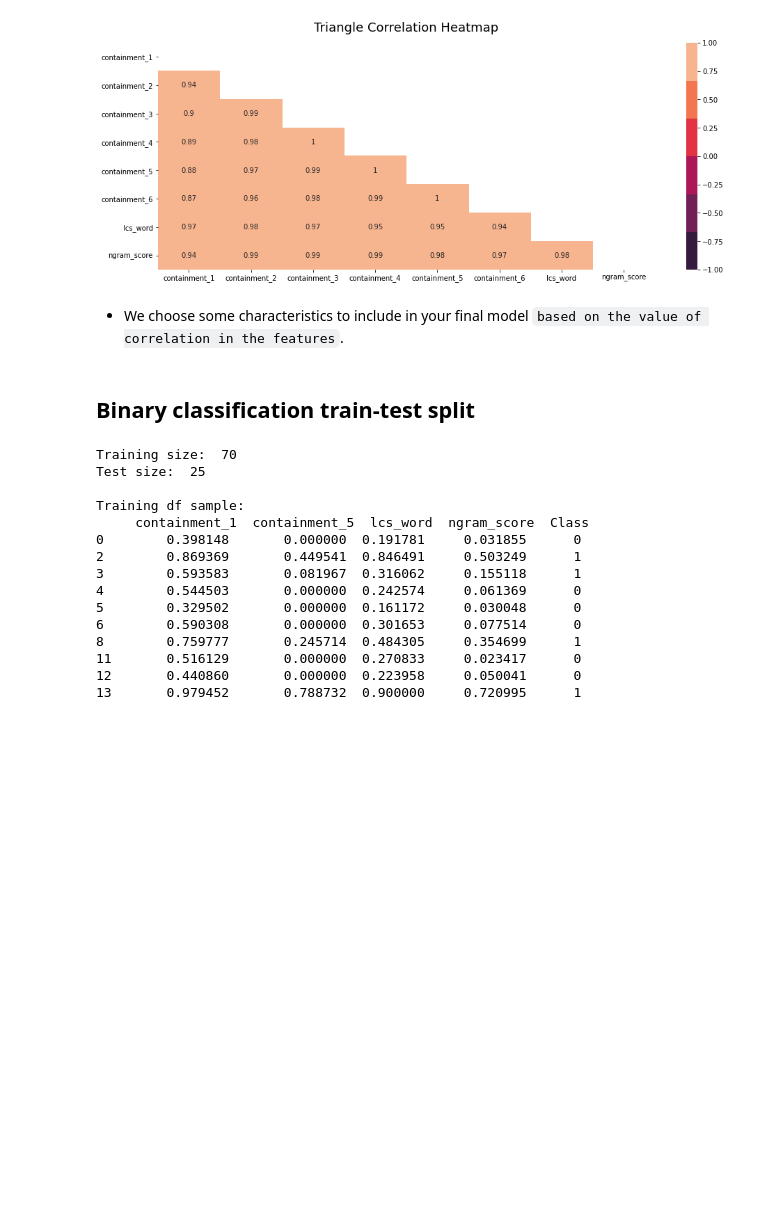
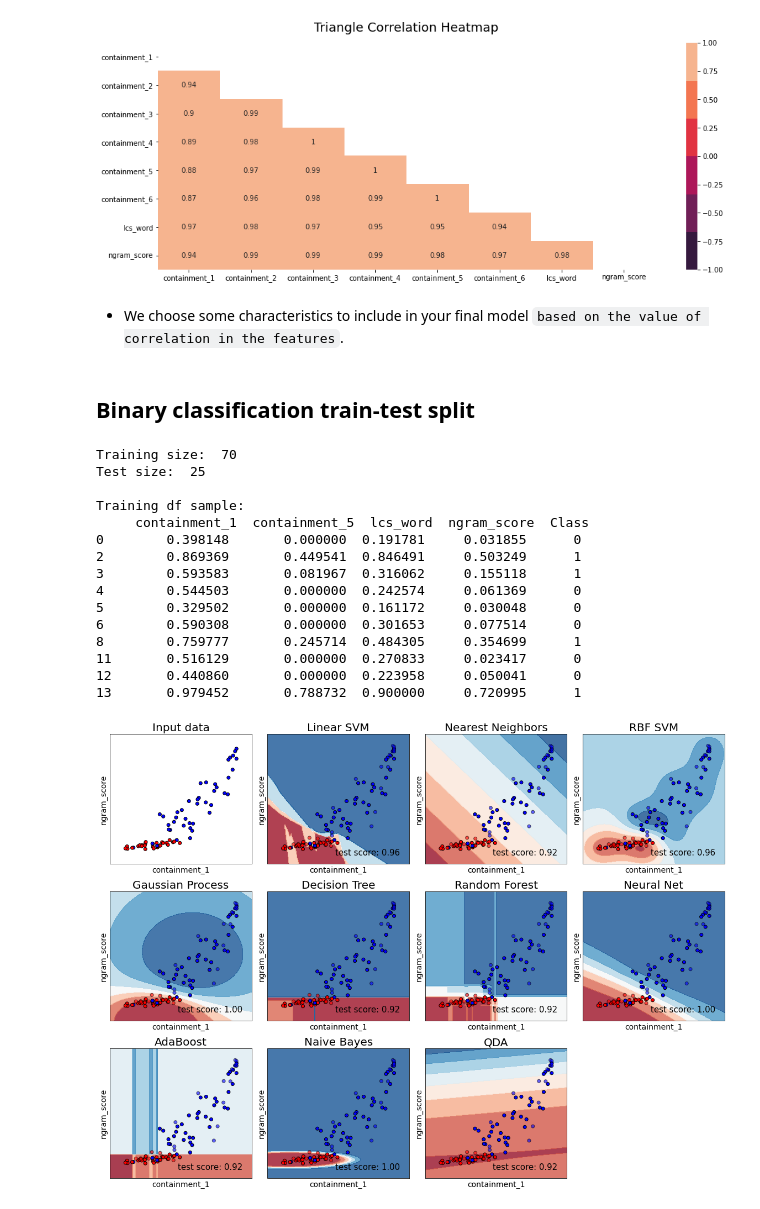
Before and after one commit to DataPro-M/66daysofdata_NLP, a Jupyter notebook: day21-24/NLP_21-24_plagiarism_detector.ipynb, the cells around one changed output. Drawn from its saved outputs; the diff is of its cells as text; code cells hidden in the pictures; blank space fills up the shorter version.

```diff
--- a/day21-24/NLP_21-24_plagiarism_detector.ipynb
+++ b/day21-24/NLP_21-24_plagiarism_detector.ipynb
@@ -830,0 +891,74 @@ Training df sample:
+# %%
+# just plot the dataset first
+
+i = 1
+plt.figure(figsize=(16, 12))
+cm = plt.cm.RdBu
+cm_bright = ListedColormap(["#FF0000", "#0000FF"])
+ax = plt.subplot(3, np.ceil(len(classifiers)/3),i)
+
+plt.xlabel('containment_1', fontsize=14)
+plt.ylabel('ngram_score', fontsize=14)
+ax.set_title("Input data", fontsize=20)
+
+# Plot the training points
+ax.scatter(train_x[:, 0], train_x[:, 1], c=train_y.values, cmap=cm_bright, edgecolors="k")
+'''# Plot the testing points
+ax.scatter(
+    test_x[:, 0], test_x[:, 1], c=test_y.values, cmap=cm_bright, alpha=0.6, edgecolors="k"
+)'''
+ax.set_xlim(xx.min(), xx.max())
+ax.set_ylim(yy.min(), yy.max())
+ax.set_xticks(())
+ax.set_yticks(())
+i += 1
+
+# iterate over classifiers
+for name, clf in zip(names, classifiers):
+    ax = plt.subplot(3, np.ceil(len(classifiers)/3), i)
+    clf.fit(train_x, train_y.values)
+    score = clf.score(test_x, test_y.values)
+
+    # Plot the decision boundary. For that, we will assign a color to each
+    # point in the mesh [x_min, x_max]x[y_min, y_max].
+    if hasattr(clf, "decision_function"):
+        Z = clf.decision_function(np.c_[xx.ravel(), yy.ravel()])
+    else:
+        Z = clf.predict_proba(np.c_[xx.ravel(), yy.ravel()])[:, 1]
+
+    # Put the result into a color plot
+    Z = Z.reshape(xx.shape)
+    ax.contourf(xx, yy, Z, cmap=cm, alpha=0.8)
+
+    # Plot the training points
+    ax.scatter(
+        train_x[:, 0], train_x[:, 1], c=train_y.values, cmap=cm_bright, edgecolors="k"
+    )
+
+    # Plot the testing points
+    ax.scatter(
+        test_x[:, 0], test_x[:, 1],   c=test_y.values,    cmap=cm_bright,     edgecolors="k",  alpha=0.6,
+    )
+
+    ax.set_xlim(xx.min(), xx.max())
+    ax.set_ylim(yy.min(), yy.max())
+    ax.set_xticks(())
+    ax.set_yticks(())
+
+    plt.xlabel('containment_1', fontsize=14)
+    plt.ylabel('ngram_score', fontsize=14)
+
+    ax.set_title(name, fontsize=20)
+    ax.text(
+        xx.max() - 0.3,
+        yy.min() + 0.3,
+        ("test score: %.2f" % score).lstrip("0"),
+        size=15,
+        horizontalalignment="right",
+    )
+    i += 1
+
+plt.tight_layout()
+plt.show()
+# %% [output]
+[figure, added]
```
Also changed, not shown: parts of 3 cells of this notebook, 2 other files.
